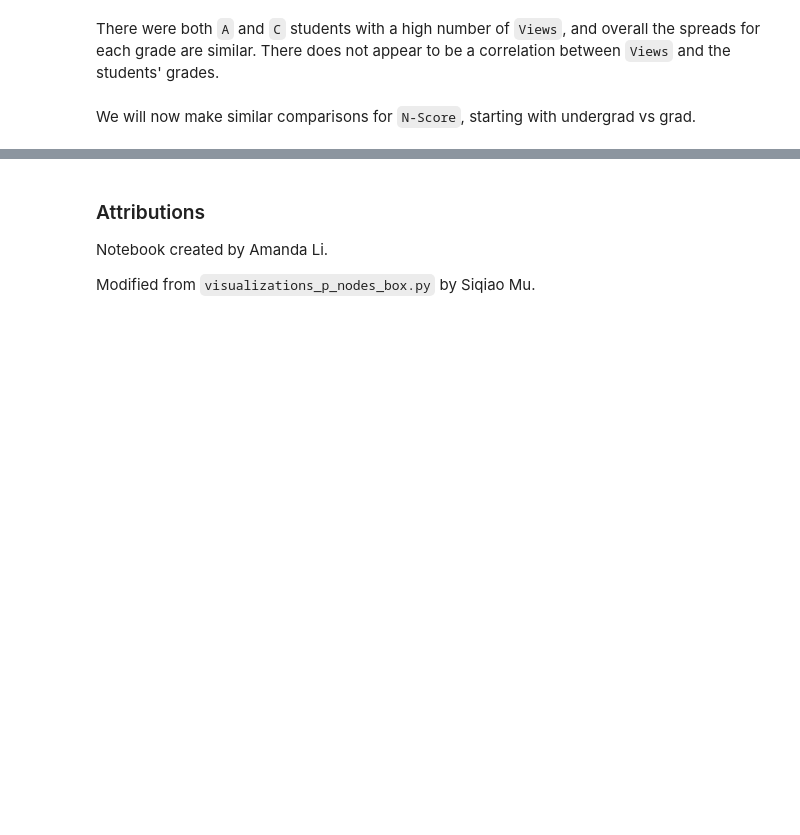
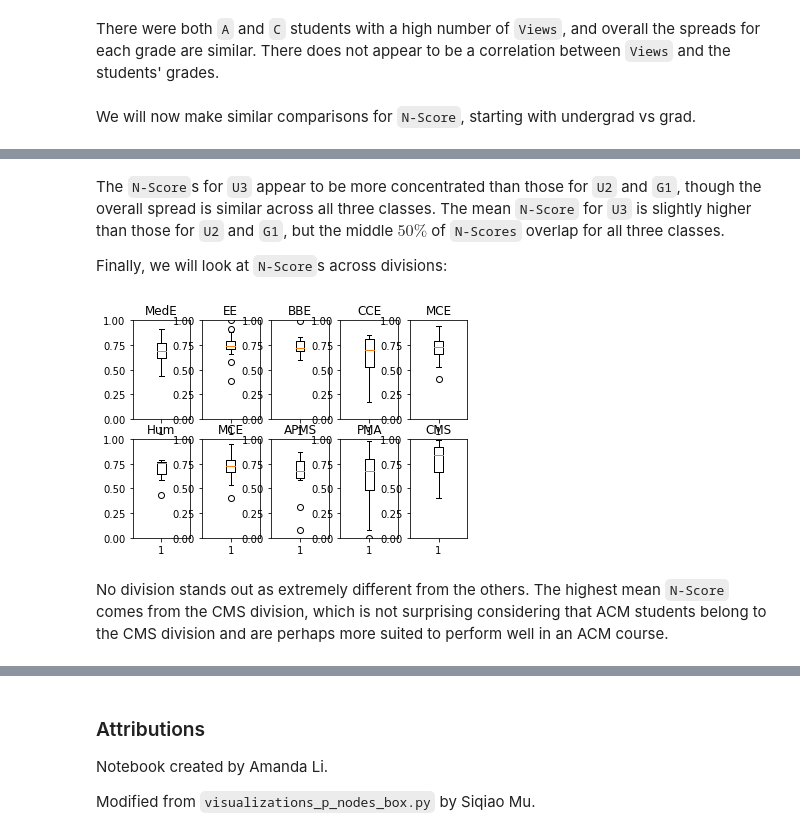
Before and after one commit to amandaliusa/piazza-network-analysis, a Jupyter notebook: visualizations_p_nodes_box.ipynb, the cells around one changed output, grey strips where cells are left out. Cells and saved outputs as stored; diff of their text form; code cells hidden in the pictures; blank space fills up the shorter version.

```diff
--- a/visualizations_p_nodes_box.ipynb
+++ b/visualizations_p_nodes_box.ipynb
@@ -234,0 +271,22 @@ We will now make similar comparisons for `N-Score`, starting with undergrad vs g
+# %% [markdown]
+The `N-Score`s for `U3` appear to be more concentrated than those for `U2` and `G1`, though the overall spread is similar across all three classes. The mean `N-Score` for `U3` is slightly higher than those for `U2` and `G1`, but the middle $50\%$ of `N-Scores` overlap for all three classes.
+
+Finally, we will look at `N-Score`s across divisions:
+# %%
+fig, axs = plt.subplots(2, 5)
+
+for i in range(len(set1)):
+    axs[0, i].boxplot(np.array(df_student.loc[df_student['Division'] == set1[i]]['N-Score']))
+    axs[0, i].set_title(set1[i])
+    axs[0, i].set_ylim(0, 1)
+
+for j in range(len(set2)):
+    axs[1, j].boxplot(np.array(df_student.loc[df_student['Division'] == set2[j]]['N-Score']))
+    axs[1, j].set_title(set2[j])
+    axs[1, j].set_ylim(0, 1)
+
+plt.show()
+# %% [output]
+[figure, added]
+# %% [markdown]
+No division stands out as extremely different from the others. The highest mean `N-Score` comes from the CMS division, which is not surprising considering that ACM students belong to the CMS division and are perhaps more suited to perform well in an ACM course.
```
Also changed, not shown: parts of 4 cells of this notebook.
